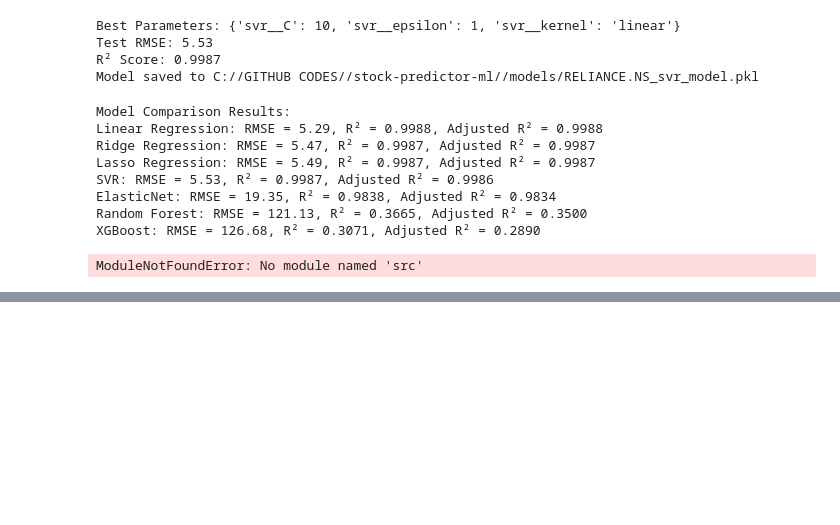
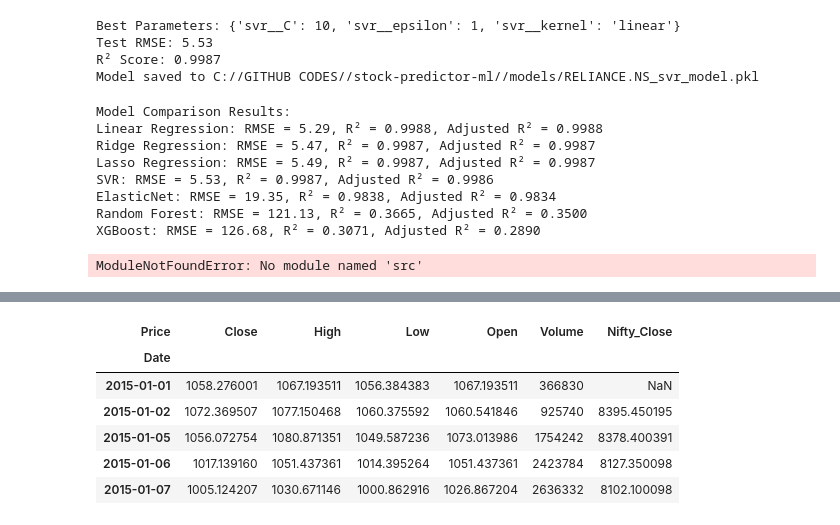
Before and after one commit to prasad14082000/stock-predictor-ml-app, a Jupyter notebook: notebooks/07_python_scripts_check.ipynb, the cells around one changed output, grey strips where cells are left out. Cells and saved outputs as stored; diff of their text form; code cells hidden in the pictures; blank space fills up the shorter version.

```diff
--- a/notebooks/07_python_scripts_check.ipynb
+++ b/notebooks/07_python_scripts_check.ipynb
@@ -389,0 +421,11 @@ ModuleNotFoundError: No module named 'src'
+# %%
+df = pd.merge(stock_df, nifty_df[['Nifty_Close']], on = 'Date', how = 'left')
+df.head()
+# %% [output]
+| Price | Close | High | Low | Open | Volume | Nifty_Close |
+| Date |  |  |  |  |  |  |
+| 2015-01-01 | 1058.276001 | 1067.193511 | 1056.384383 | 1067.193511 | 366830 | NaN |
+| 2015-01-02 | 1072.369507 | 1077.150468 | 1060.375592 | 1060.541846 | 925740 | 8395.450195 |
+| 2015-01-05 | 1056.072754 | 1080.871351 | 1049.587236 | 1073.013986 | 1754242 | 8378.400391 |
+| 2015-01-06 | 1017.139160 | 1051.437361 | 1014.395264 | 1051.437361 | 2423784 | 8127.350098 |
+| 2015-01-07 | 1005.124207 | 1030.671146 | 1000.862916 | 1026.867204 | 2636332 | 8102.100098 |
```
Also changed, not shown: parts of 10 cells of this notebook, 33 other files.
